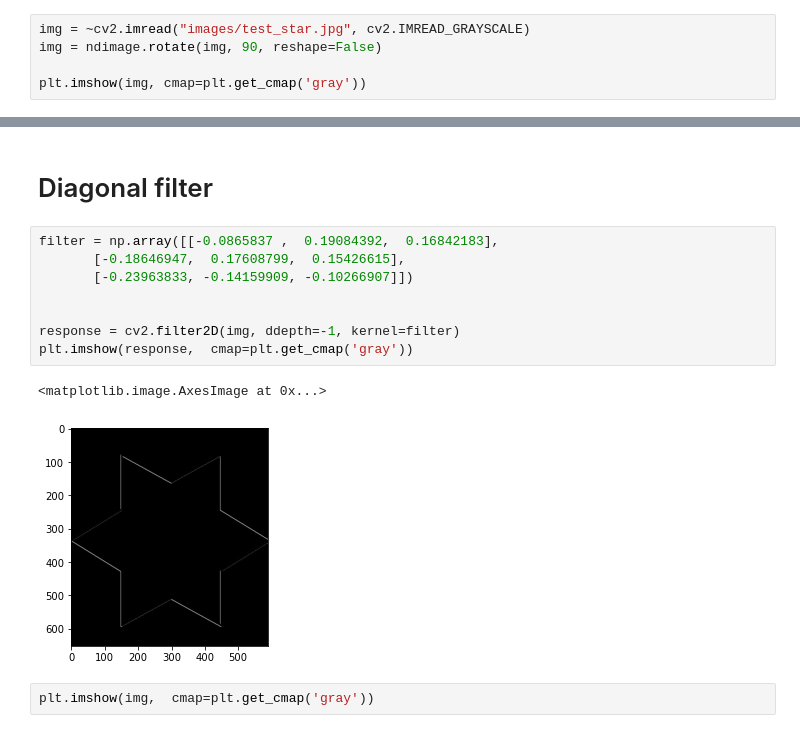
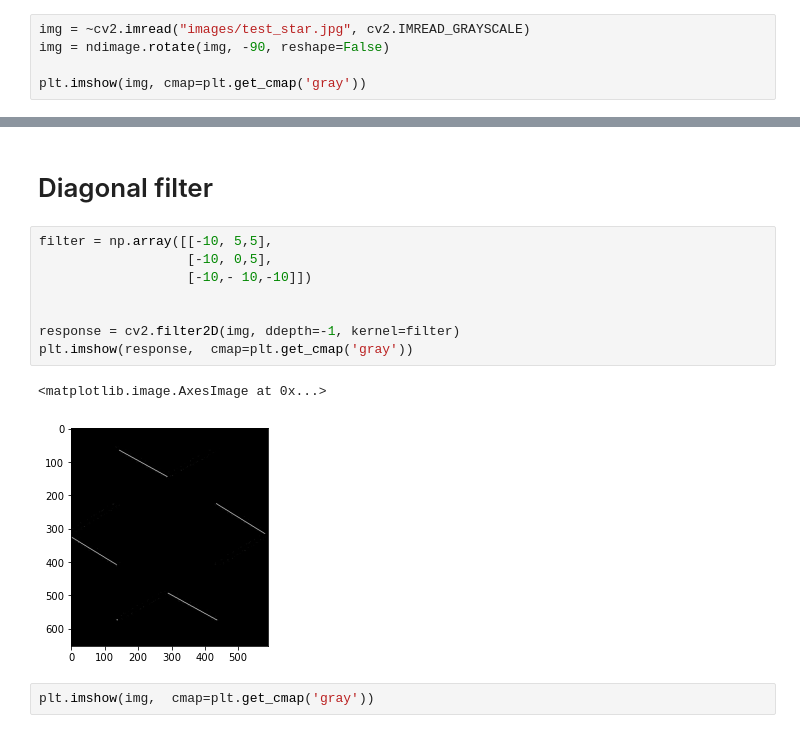
Before and after one commit to liamaltarac/SYS809_Feature_Matching, a Jupyter notebook: conv_test.ipynb, the cells around one changed output, grey strips where cells are left out. Saved outputs shown, nothing was run; the diff lists cells and outputs as text.

```diff
--- a/conv_test.ipynb
+++ b/conv_test.ipynb
@@ -5,7 +5,7 @@ import numpy as np
 from scipy import ndimage
 # %%
 img = ~cv2.imread("images/test_star.jpg", cv2.IMREAD_GRAYSCALE)
-img = ndimage.rotate(img, 90, reshape=False)
+img = ndimage.rotate(img, -90, reshape=False)
 
 plt.imshow(img, cmap=plt.get_cmap('gray'))
 # %% [output]
@@ -59,16 +59,16 @@ print(response)
 # %% [markdown]
 # Diagonal filter
 # %%
-filter = np.array([[-0.0865837 ,  0.19084392,  0.16842183],
-       [-0.18646947,  0.17608799,  0.15426615],
-       [-0.23963833, -0.14159909, -0.10266907]])
+filter = np.array([[-10, 5,5],
+                   [-10, 0,5],
+                   [-10,- 10,-10]])
 
 
 response = cv2.filter2D(img, ddepth=-1, kernel=filter)
 plt.imshow(response,  cmap=plt.get_cmap('gray'))
 # %% [output]
 <matplotlib.image.AxesImage at 0x...>
-[figure, old version]
+[figure, new version]
 # %%
 plt.imshow(img,  cmap=plt.get_cmap('gray'))
 # %% [output]
```
Also changed, not shown: parts of 2 cells of this notebook, 1 other file.
